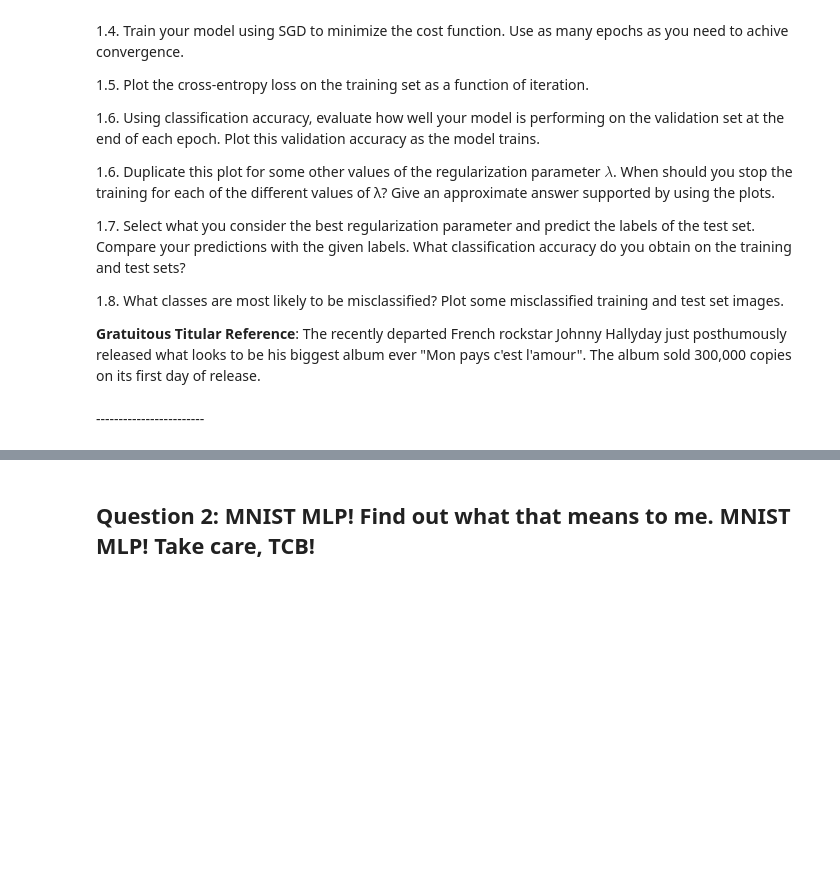
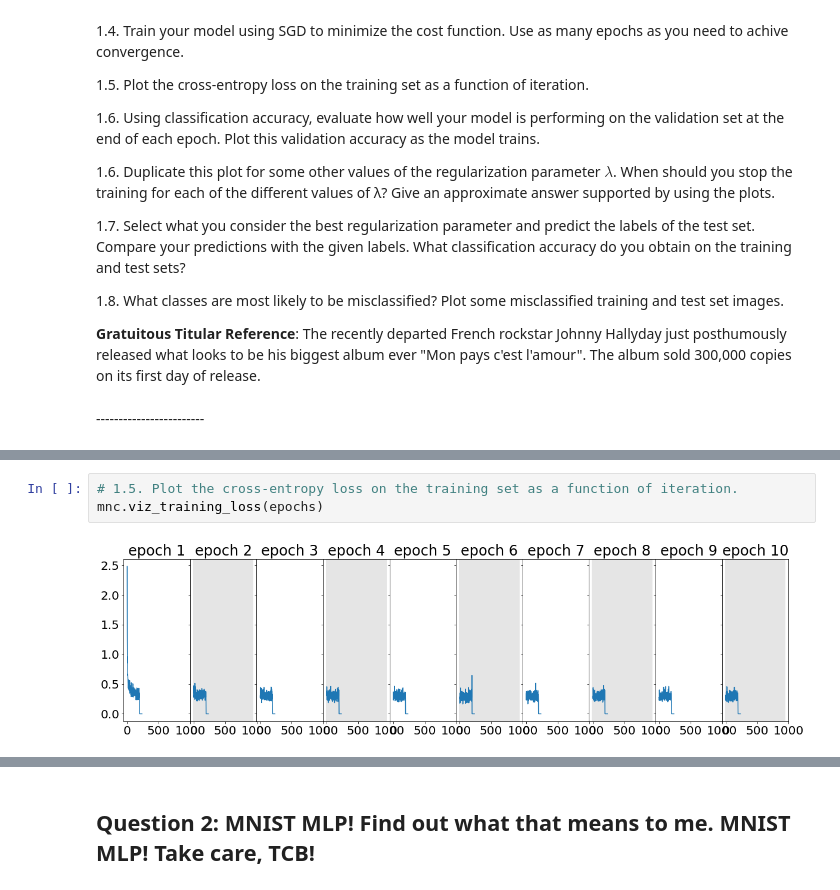
Before and after one commit to IACS-AM-207-Braavos/AM-207, a Jupyter notebook: hw7/AM207_HW7_MSE.ipynb, the cells around one changed output, grey strips where cells are left out. Drawn from its saved outputs; the diff is of its cells as text; blank space fills up the shorter version.

```diff
--- a/hw7/AM207_HW7_MSE.ipynb
+++ b/hw7/AM207_HW7_MSE.ipynb
@@ -85,0 +166,5 @@ Construct and train your classifier using a batch size of 256 examples, a learni
+# %%
+# 1.5. Plot the cross-entropy loss on the training set as a function of iteration.
+mnc.viz_training_loss(epochs)
+# %% [output]
+[figure, added]
```
Also changed, not shown: parts of 14 cells of this notebook, 5 other files.
